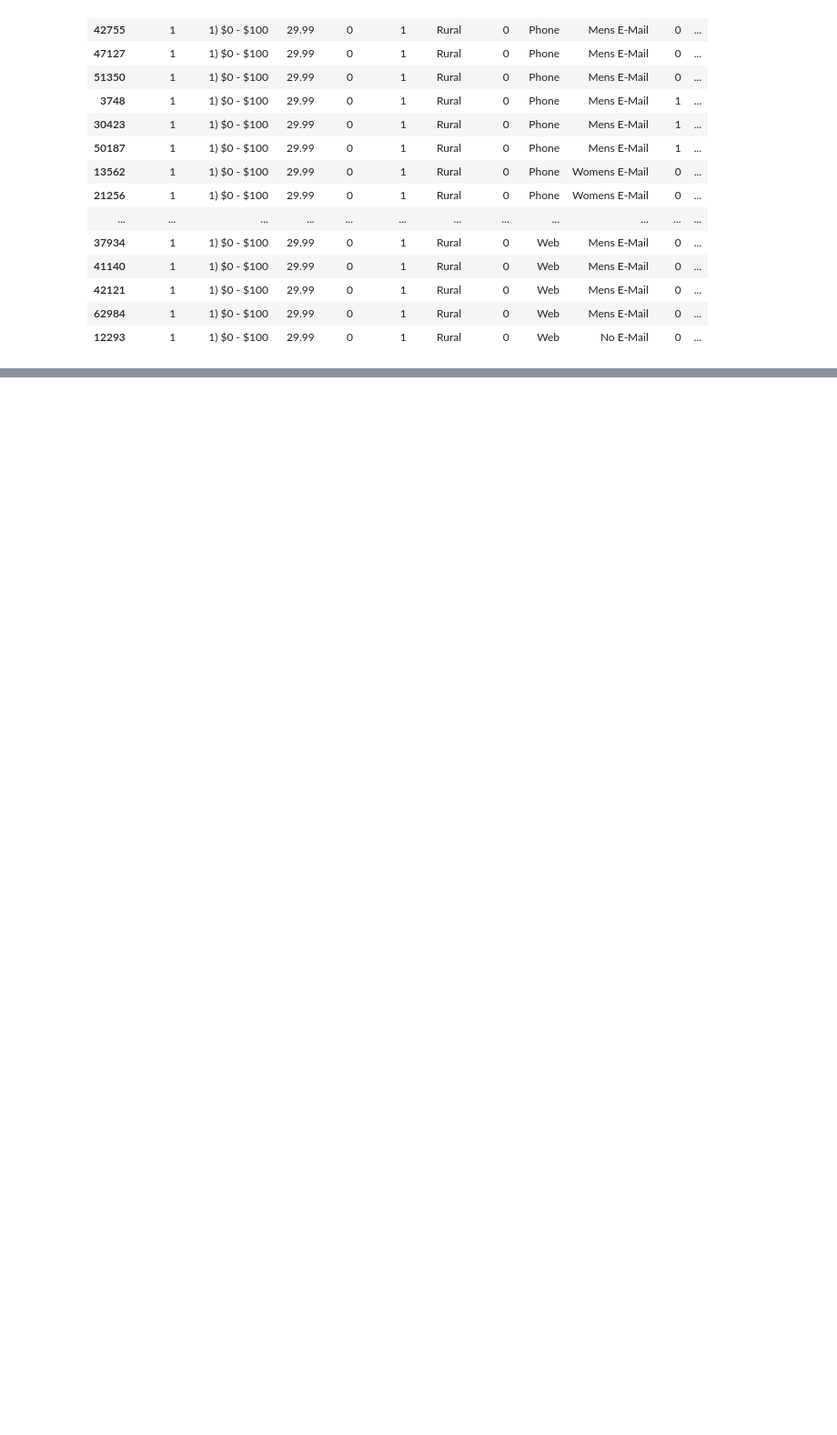
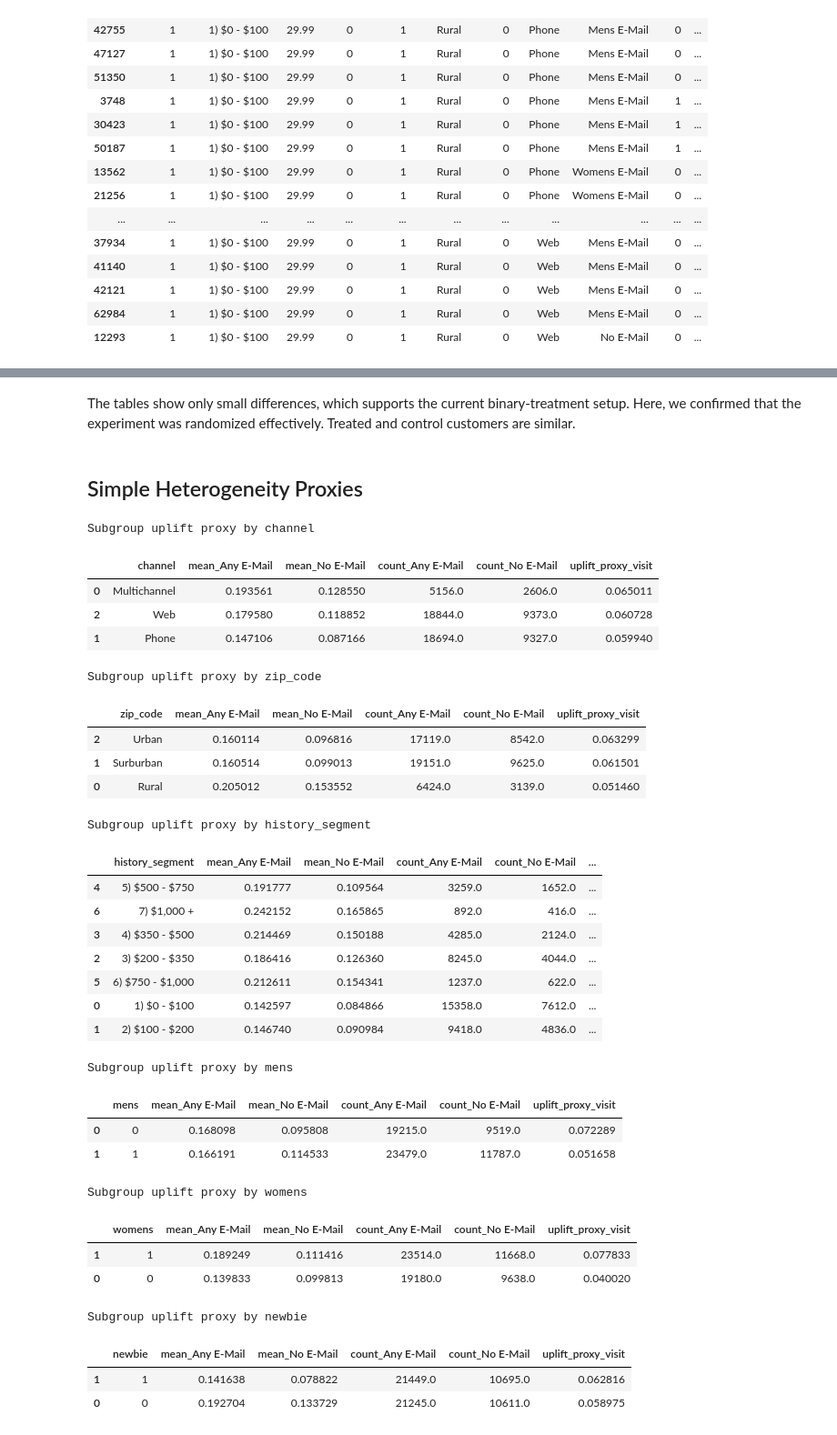
Before and after one commit to joshuaharasaki/cs7643-uplift-modeling, a Jupyter notebook: notebooks/01_eda.ipynb, the cells around one changed output, grey strips where cells are left out. Shown at 91% size. Saved outputs shown, nothing was run; the diff lists cells and outputs as text; code cells hidden in the pictures; blank space fills up the shorter version.

Commit message:
Expand uplift-focused EDA

```diff
--- a/notebooks/01_eda.ipynb
+++ b/notebooks/01_eda.ipynb
@@ -113,0 +116,22 @@ if duplicate_count > 0:
+# %%
+df["treatment_binary"] = (df["segment"] != "No E-Mail").astype(int)
+df["treatment_label"] = df["treatment_binary"].map({0: "No E-Mail", 1: "Any E-Mail"})
+
+segment_counts = (
+    df["segment"]
+    .value_counts()
+    .rename_axis("segment")
+    .reset_index(name="customers")
+)
+segment_counts["share"] = segment_counts["customers"] / len(df)
+
+binary_counts = (
+    df["treatment_label"]
+    .value_counts()
+    .rename_axis("treatment_label")
+    .reset_index(name="customers")
+)
+binary_counts["share"] = binary_counts["customers"] / len(df)
+
+display(segment_counts)
+display(binary_counts)
@@ -113,0 +298,54 @@ if duplicate_count > 0:
+# %% [markdown]
+The tables show only small differences, which supports the current binary-treatment setup. Here, we confirmed that the experiment was randomized effectively. Treated and control customers are similar.
+# %% [markdown]
+## Simple Heterogeneity Proxies
+# %%
+def subgroup_uplift(frame: pd.DataFrame, feature: str) -> pd.DataFrame:
+    summary = (
+        frame.groupby([feature, "treatment_label"])["visit"]
+        .agg(["mean", "count"])
+        .reset_index()
+        .pivot(index=feature, columns="treatment_label", values=["mean", "count"])
+    )
+    summary.columns = [f"{metric}_{group}" for metric, group in summary.columns]
+    summary = summary.reset_index()
+    summary["uplift_proxy_visit"] = (
+        summary["mean_Any E-Mail"] - summary["mean_No E-Mail"]
+    )
+    return summary.sort_values("uplift_proxy_visit", ascending=False)
+# %%
+for feature in ["channel", "zip_code", "history_segment", "mens", "womens", "newbie"]:
+    print(f"\nSubgroup uplift proxy by {feature}")
+    display(subgroup_uplift(df, feature))
+# %% [output]
+Subgroup uplift proxy by channel
+|  | channel | mean_Any E-Mail | mean_No E-Mail | count_Any E-Mail | count_No E-Mail | uplift_proxy_visit |
+| 0 | Multichannel | 0.193561 | 0.128550 | 5156.0 | 2606.0 | 0.065011 |
+| 2 | Web | 0.179580 | 0.118852 | 18844.0 | 9373.0 | 0.060728 |
+| 1 | Phone | 0.147106 | 0.087166 | 18694.0 | 9327.0 | 0.059940 |
+Subgroup uplift proxy by zip_code
+|  | zip_code | mean_Any E-Mail | mean_No E-Mail | count_Any E-Mail | count_No E-Mail | uplift_proxy_visit |
+| 2 | Urban | 0.160114 | 0.096816 | 17119.0 | 8542.0 | 0.063299 |
+| 1 | Surburban | 0.160514 | 0.099013 | 19151.0 | 9625.0 | 0.061501 |
+| 0 | Rural | 0.205012 | 0.153552 | 6424.0 | 3139.0 | 0.051460 |
+Subgroup uplift proxy by history_segment
+|  | history_segment | mean_Any E-Mail | mean_No E-Mail | count_Any E-Mail | count_No E-Mail | ... |
+| 4 | 5) $500 - $750 | 0.191777 | 0.109564 | 3259.0 | 1652.0 | ... |
+| 6 | 7) $1,000 + | 0.242152 | 0.165865 | 892.0 | 416.0 | ... |
+| 3 | 4) $350 - $500 | 0.214469 | 0.150188 | 4285.0 | 2124.0 | ... |
+| 2 | 3) $200 - $350 | 0.186416 | 0.126360 | 8245.0 | 4044.0 | ... |
+| 5 | 6) $750 - $1,000 | 0.212611 | 0.154341 | 1237.0 | 622.0 | ... |
+| 0 | 1) $0 - $100 | 0.142597 | 0.084866 | 15358.0 | 7612.0 | ... |
+| 1 | 2) $100 - $200 | 0.146740 | 0.090984 | 9418.0 | 4836.0 | ... |
+Subgroup uplift proxy by mens
+|  | mens | mean_Any E-Mail | mean_No E-Mail | count_Any E-Mail | count_No E-Mail | uplift_proxy_visit |
+| 0 | 0 | 0.168098 | 0.095808 | 19215.0 | 9519.0 | 0.072289 |
+| 1 | 1 | 0.166191 | 0.114533 | 23479.0 | 11787.0 | 0.051658 |
+Subgroup uplift proxy by womens
+|  | womens | mean_Any E-Mail | mean_No E-Mail | count_Any E-Mail | count_No E-Mail | uplift_proxy_visit |
+| 1 | 1 | 0.189249 | 0.111416 | 23514.0 | 11668.0 | 0.077833 |
+| 0 | 0 | 0.139833 | 0.099813 | 19180.0 | 9638.0 | 0.040020 |
+Subgroup uplift proxy by newbie
+|  | newbie | mean_Any E-Mail | mean_No E-Mail | count_Any E-Mail | count_No E-Mail | uplift_proxy_visit |
+| 1 | 1 | 0.141638 | 0.078822 | 21449.0 | 10695.0 | 0.062816 |
+| 0 | 0 | 0.192704 | 0.133729 | 21245.0 | 10611.0 | 0.058975 |
```
Also changed, not shown: parts of 15 cells of this notebook.
